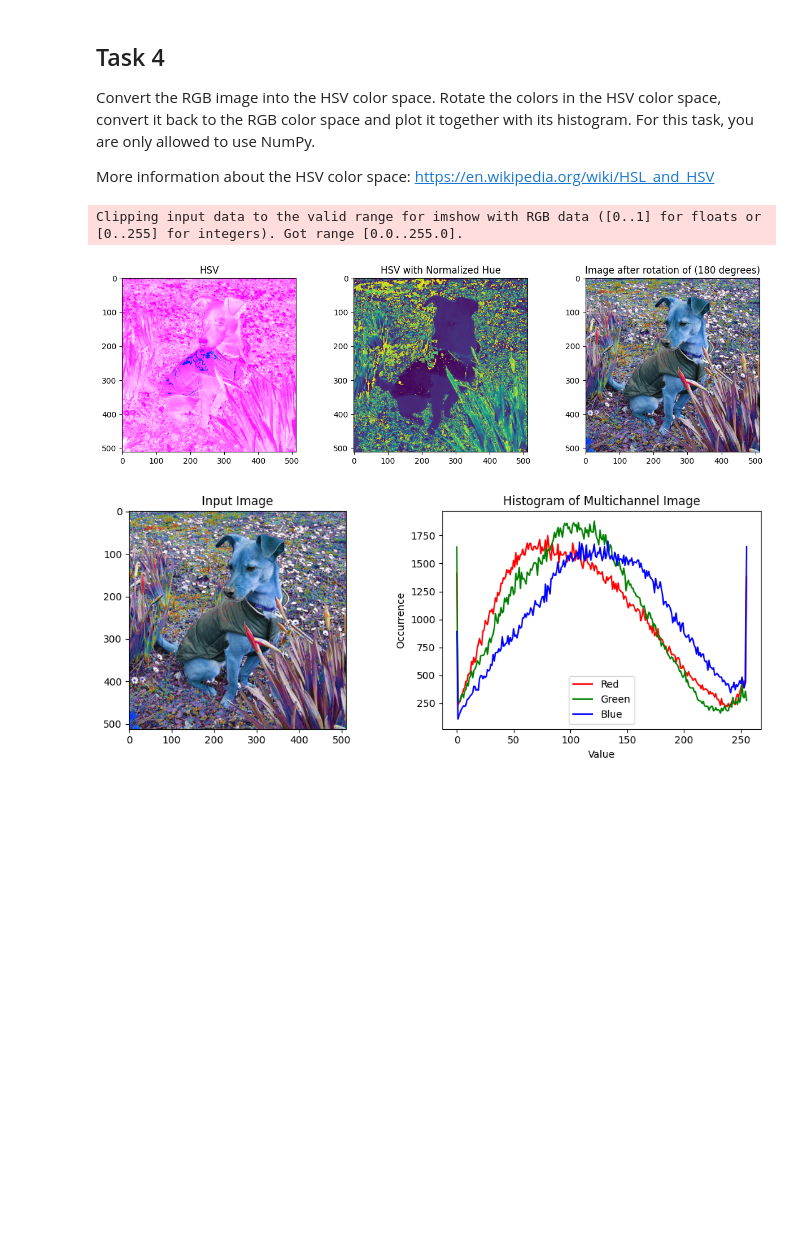
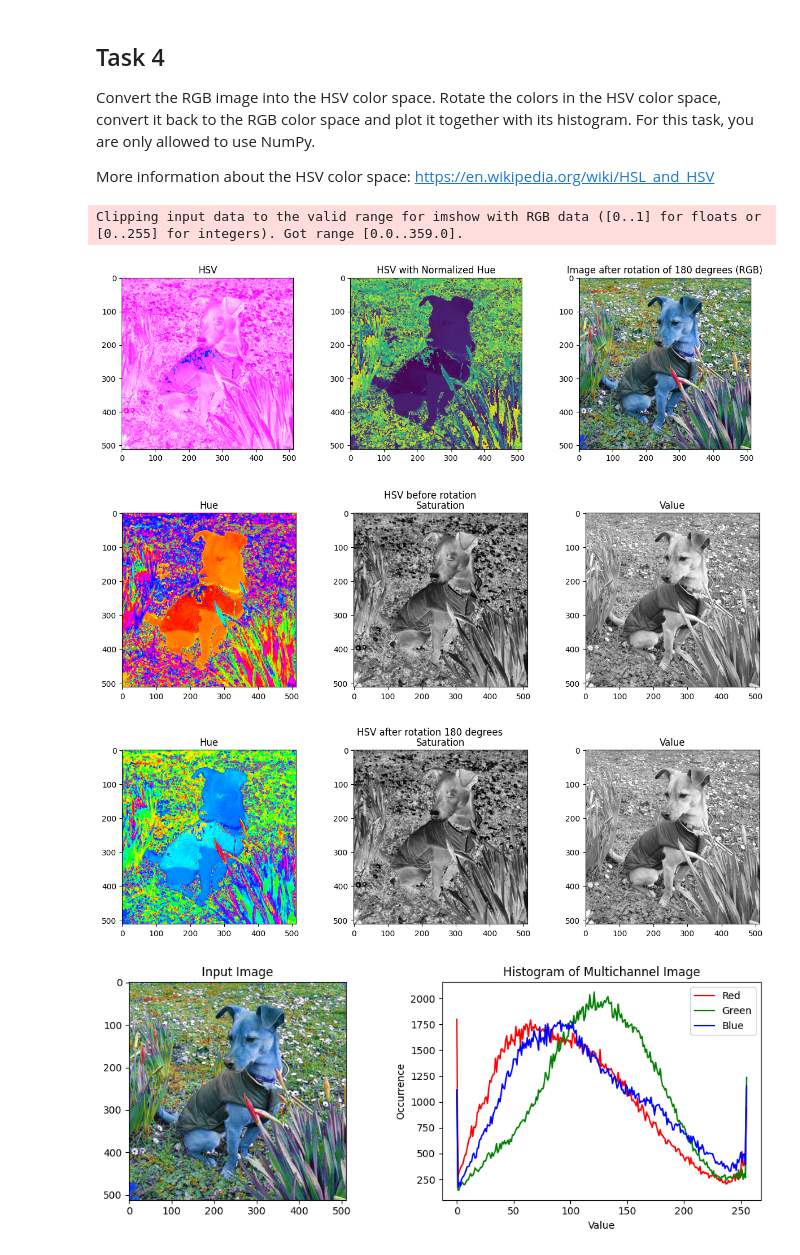
Before and after one commit to neelkanthrawat/3dcv-students, a Jupyter notebook: solutions-runan/1.0-tl-scientific-python.ipynb, the cells around one changed output. Cells and saved outputs as stored; diff of their text form; code cells hidden in the pictures; blank space fills up the shorter version.

Commit message:
add mod for hue value and additional visualization

```diff
--- a/solutions-runan/1.0-tl-scientific-python.ipynb
+++ b/solutions-runan/1.0-tl-scientific-python.ipynb
@@ -233,16 +233,16 @@ def rgb2hsv(image):
         raise ValueError("Image must have 3 channels (RGB).")
 
     # Step 1: Compute the maximum and minimum component (indices and values) in RGB space (operation along channel axis)
-    max_index = np.argmax(image, axis=-1)
+    #max_index = np.argmax(image, axis=-1)
     x_max = np.max(image, axis=-1)
     x_min = np.min(image, axis=-1)
     c = x_max - x_min      # chroma
     l = (x_max + x_min)/2  # luminance
 
     # Step 2: Create HSV space
-    v = x_max                          # value
-    s = np.where(v != 0, c/v, 0)       # saturation
-    h = np.zeros_like(v)               # hue
+    v = x_max                                       # value
+    s = np.where(v != 0, c/v, 0)                    # saturation
+    h = np.zeros_like(v, dtype=np.float16)          # hue [0-360]
 
     # Extract RGB
     r = image[:,:,0]
@@ -261,6 +261,9 @@ def rgb2hsv(image):
     mask_b = (v == b) & (c != 0)
     h[mask_b] = 60 * (4 + (r[mask_b] - g[mask_b]) / c[mask_b])
 
+    # Ensure hue is in [0, 360]
+    h = np.mod(h, 360)
+
     # Step 3: Stack HSV
     hsv = np.stack((h, s, v), axis=-1)
     return hsv
@@ -319,28 +322,53 @@ def hsv2rgb(image):
 # %%
 # Change the color space from rgb to hsv and plot it
 image_hsv = rgb2hsv(image)
 
 # TODO: plot image
 fig, ax = plt.subplots(1, 3, figsize=(15, 4))
 ax[0].imshow(image_hsv)
 ax[0].set_title("HSV")
 ax[1].imshow(image_hsv[...,0]/360)
 ax[1].set_title("HSV with Normalized Hue")
 
 # TODO: Rotate the colors in hsv color space
 rotation_angle = 180  # degrees
 image_rotation = image_hsv.copy()
 image_rotation[..., 0] = (image_rotation[..., 0] + rotation_angle) % 360
 
 
 # TODO: Now, convert it back from HSV to RGB and plot it
 image_rgb = hsv2rgb(image_rotation)
 ax[2].imshow(image_rgb)
-ax[2].set_title(f"Image after rotation of ({rotation_angle} degrees)")
+ax[2].set_title(f"Image after rotation of {rotation_angle} degrees (RGB)")
+
+# ==============================================================
+# additional visual inspection
+# ==============================================================
+fig, ax = plt.subplots(1, 3, figsize=(15, 4))
+ax[0].imshow(image_hsv[..., 0], cmap='hsv')  # Hue (0-360)
+ax[0].set_title("Hue")
+ax[1].imshow(image_hsv[..., 1], cmap='gray')  # Saturation (0-1)
+ax[1].set_title("Saturation")
+ax[2].imshow(image_hsv[..., 2], cmap='gray')  # Value (0-1)
+ax[2].set_title("Value")
+fig.suptitle("HSV before rotation")
+plt.show()
+
+fig, ax = plt.subplots(1, 3, figsize=(15, 4))
+ax[0].imshow(image_rotation[..., 0], cmap='hsv')  # Hue (0-360)
+ax[0].set_title("Hue")
+ax[1].imshow(image_rotation[..., 1], cmap='gray')  # Saturation (0-1)
+ax[1].set_title("Saturation")
+ax[2].imshow(image_rotation[..., 2], cmap='gray')  # Value (0-1)
+ax[2].set_title("Value")
+fig.suptitle(f"HSV after rotation {rotation_angle} degrees")
+plt.show()
 
 # TODO: Plot the color histogram of the inverted rgb image
 plot_color_histogram(image_rgb)
 # %% [output]
-Clipping input data to the valid range for imshow with RGB data ([0..1] for floats or [0..255] for integers). Got range [0.0..255.0].
+Clipping input data to the valid range for imshow with RGB data ([0..1] for floats or [0..255] for integers). Got range [0.0..359.0].
-[figure, old version]
+[figure, new version]
-[figure, old version]
+[figure, new version]
+[figure, added]
+[figure, added]
```
